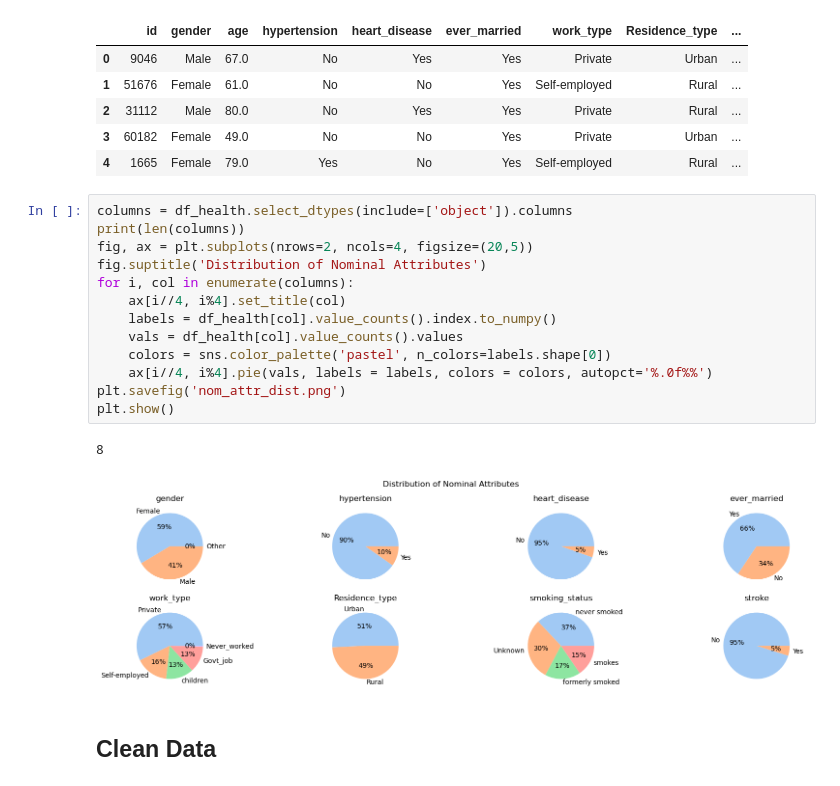
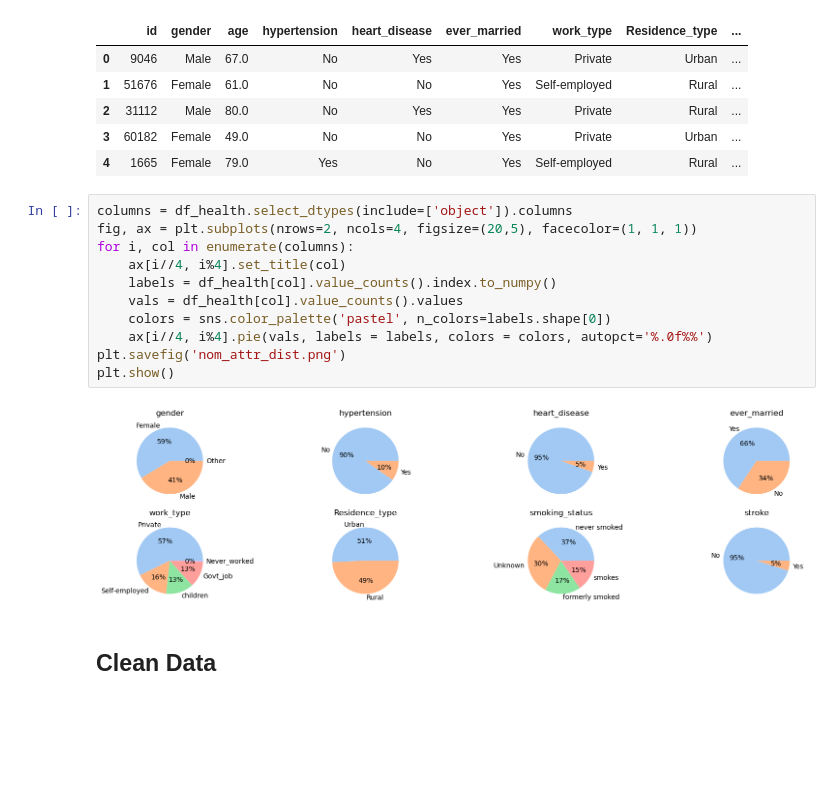
Before and after one commit to gabrysera/DataMining, a Jupyter notebook: DataMining_Marco_Gabriele.ipynb, the cells around one changed output. Saved outputs shown, nothing was run; the diff lists cells and outputs as text; blank space fills up the shorter version.

Commit message:
with image

```diff
--- a/DataMining_Marco_Gabriele.ipynb
+++ b/DataMining_Marco_Gabriele.ipynb
@@ -71,20 +71,17 @@ df_health.head()
 | 4 | 1665 | Female | 79.0 | Yes | No | Yes | Self-employed | Rural | ... |
 # %%
 columns = df_health.select_dtypes(include=['object']).columns
-print(len(columns))
-fig, ax = plt.subplots(nrows=2, ncols=4, figsize=(20,5))
-fig.suptitle('Distribution of Nominal Attributes')
+fig, ax = plt.subplots(nrows=2, ncols=4, figsize=(20,5), facecolor=(1, 1, 1))
 for i, col in enumerate(columns):
     ax[i//4, i%4].set_title(col)
     labels = df_health[col].value_counts().index.to_numpy()
     vals = df_health[col].value_counts().values
     colors = sns.color_palette('pastel', n_colors=labels.shape[0])
     ax[i//4, i%4].pie(vals, labels = labels, colors = colors, autopct='%.0f%%')
 plt.savefig('nom_attr_dist.png')
 plt.show()
 # %% [output]
-8
-[figure, old version]
+[figure, new version]
 # %% [markdown]
 ## Clean Data
 # %% [markdown]
```
Also changed, not shown: parts of 15 cells of this notebook.
